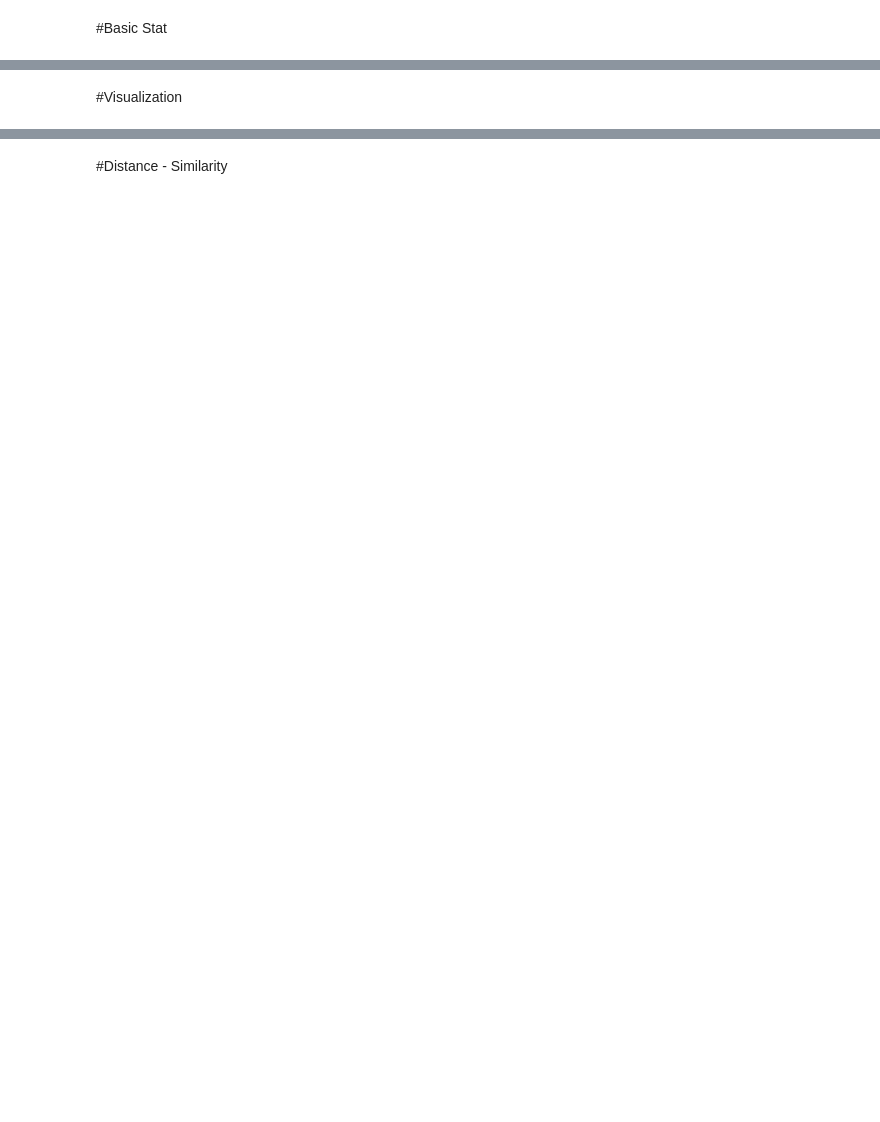
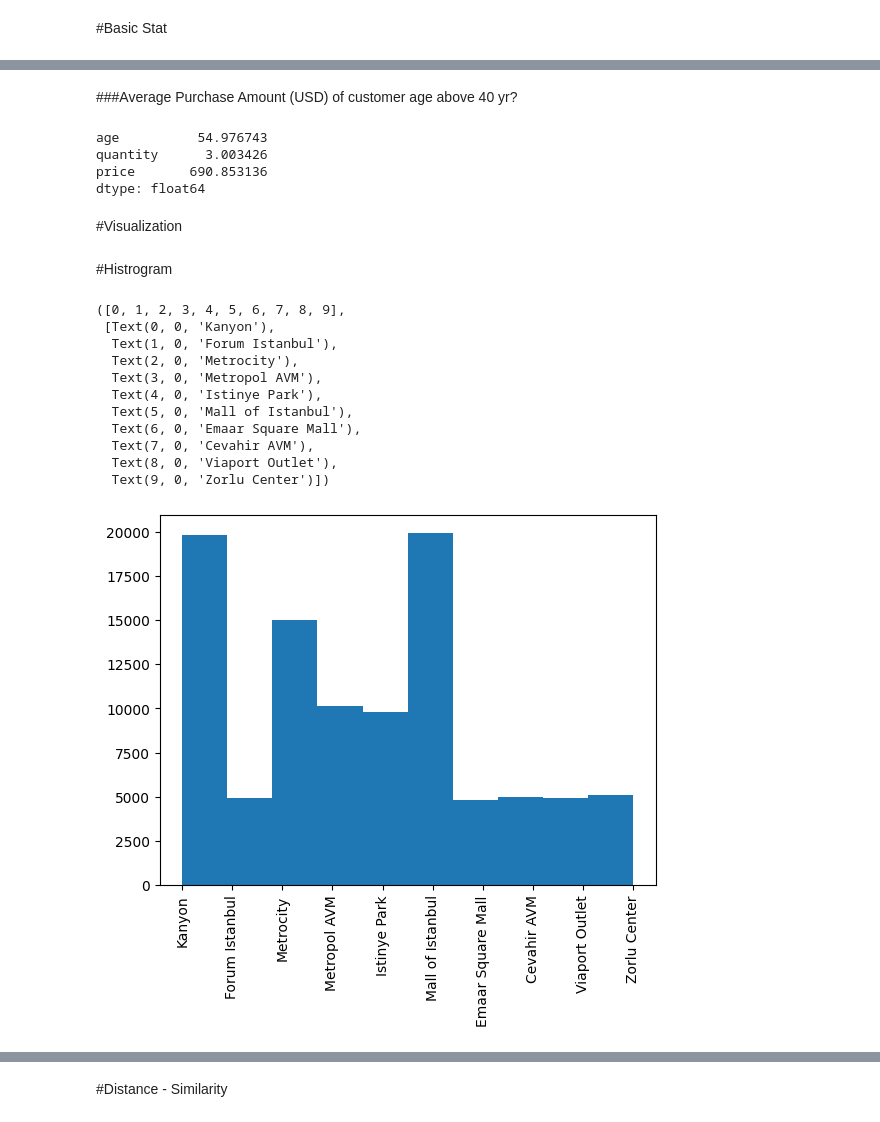
Before and after one commit to Piyaphat23/BSC_DPDM23, a Jupyter notebook: Understanding Data.ipynb, the cells around one changed output, grey strips where cells are left out. Saved outputs shown, nothing was run; the diff lists cells and outputs as text; code cells hidden in the pictures; blank space fills up the shorter version.

```diff
--- a/Understanding Data.ipynb
+++ b/Understanding Data.ipynb
@@ -56,0 +61,2 @@ data_from_gsheets.head()
+# %%
+Shopping_data= pd.read_csv('/content/drive/MyDrive/BSC_DPDM23/customer_shopping_data.csv')
@@ -59,2 +128,11 @@ data_from_gsheets.head()
+# %% [markdown]
+###Average Purchase Amount (USD) of customer age above 40 yr?
+# %%
+Shopping_data[Shopping_data['age']>40].mean()
+# %% [output]
+age          54.976743
+quantity      3.003426
+price       690.853136
+dtype: float64
 # %% [markdown]
 #Visualization
@@ -60,0 +141,18 @@ data_from_gsheets.head()
+# %% [markdown]
+#Histrogram
+# %%
+plt.hist(Shopping_data['shopping_mall'])
+plt.xticks(rotation='vertical')
+# %% [output]
+([0, 1, 2, 3, 4, 5, 6, 7, 8, 9],
+ [Text(0, 0, 'Kanyon'),
+  Text(1, 0, 'Forum Istanbul'),
+  Text(2, 0, 'Metrocity'),
+  Text(3, 0, 'Metropol AVM'),
+  Text(4, 0, 'Istinye Park'),
+  Text(5, 0, 'Mall of Istanbul'),
+  Text(6, 0, 'Emaar Square Mall'),
+  Text(7, 0, 'Cevahir AVM'),
+  Text(8, 0, 'Viaport Outlet'),
+  Text(9, 0, 'Zorlu Center')])
+[figure, added]
```
Also changed, not shown: parts of 44 cells of this notebook.
